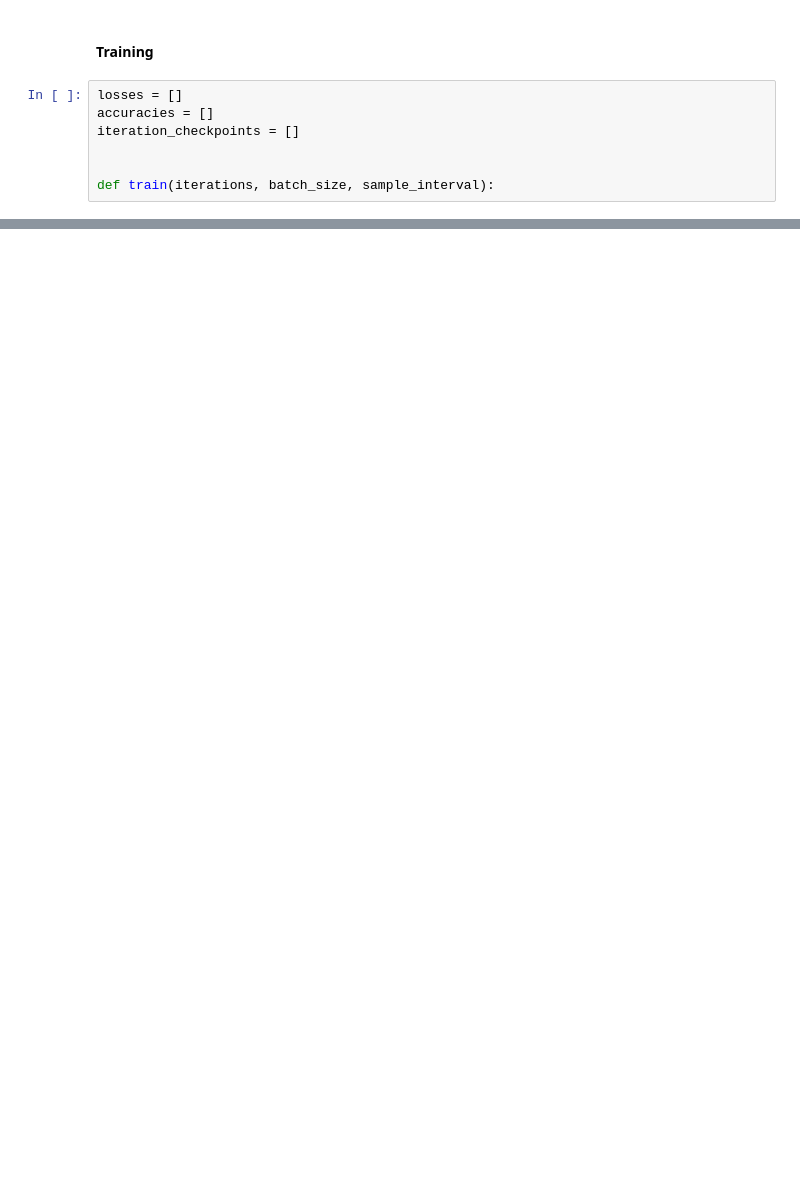
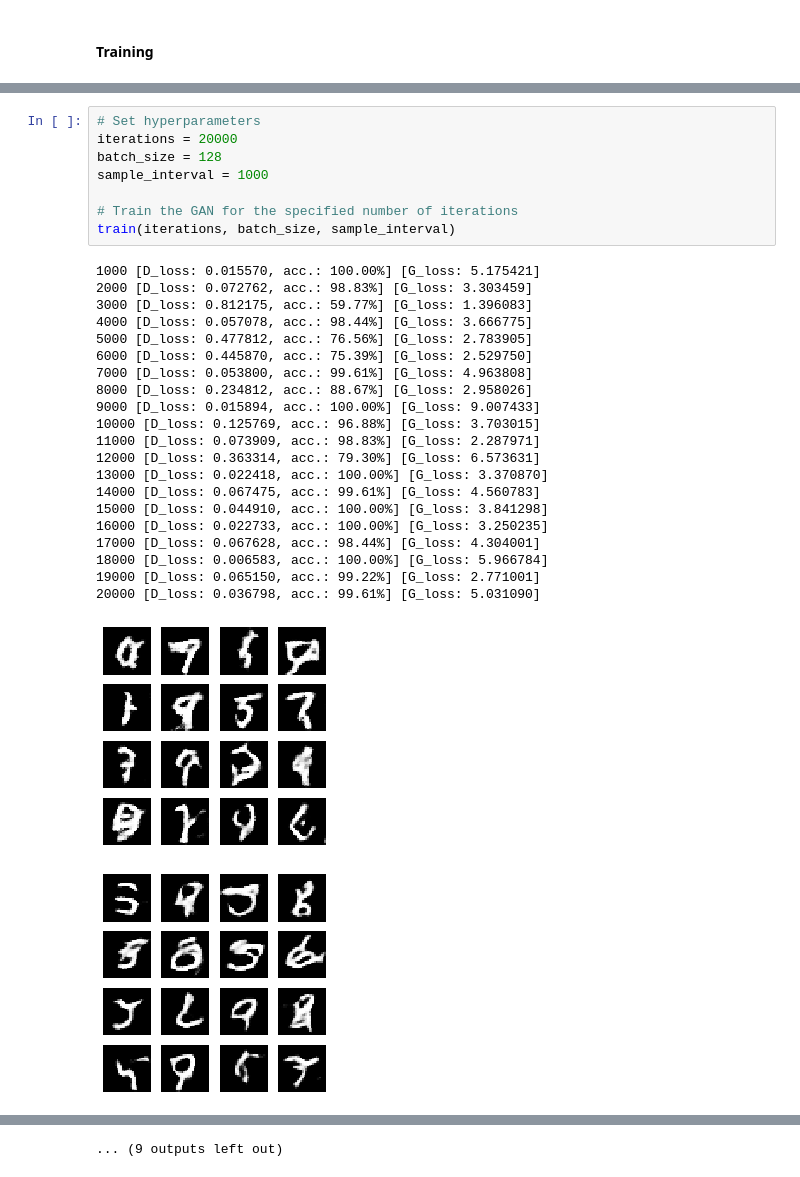
Before and after one commit to shobhitsundriyal/GANsta, a Jupyter notebook: Mnist_DCGan.ipynb, the cells around one changed output, grey strips where cells are left out. Drawn from its saved outputs; the diff is of its cells as text; blank space fills up the shorter version.

```diff
--- a/Mnist_DCGan.ipynb
+++ b/Mnist_DCGan.ipynb
@@ -109,9 +131,2 @@ gan.compile(loss='binary_crossentropy', optimizer=Adam())
 # %% [markdown]
 #### Training
-# %%
-losses = []
-accuracies = []
-iteration_checkpoints = []
-
-
-def train(iterations, batch_size, sample_interval):
@@ -117,0 +215,31 @@ def train(iterations, batch_size, sample_interval):
+# %%
+# Set hyperparameters
+iterations = 20000
+batch_size = 128
+sample_interval = 1000
+
+# Train the GAN for the specified number of iterations
+train(iterations, batch_size, sample_interval)
+# %% [output]
+1000 [D_loss: 0.015570, acc.: 100.00%] [G_loss: 5.175421]
+2000 [D_loss: 0.072762, acc.: 98.83%] [G_loss: 3.303459]
+3000 [D_loss: 0.812175, acc.: 59.77%] [G_loss: 1.396083]
+4000 [D_loss: 0.057078, acc.: 98.44%] [G_loss: 3.666775]
+5000 [D_loss: 0.477812, acc.: 76.56%] [G_loss: 2.783905]
+6000 [D_loss: 0.445870, acc.: 75.39%] [G_loss: 2.529750]
+7000 [D_loss: 0.053800, acc.: 99.61%] [G_loss: 4.963808]
+8000 [D_loss: 0.234812, acc.: 88.67%] [G_loss: 2.958026]
+9000 [D_loss: 0.015894, acc.: 100.00%] [G_loss: 9.007433]
+10000 [D_loss: 0.125769, acc.: 96.88%] [G_loss: 3.703015]
+11000 [D_loss: 0.073909, acc.: 98.83%] [G_loss: 2.287971]
+12000 [D_loss: 0.363314, acc.: 79.30%] [G_loss: 6.573631]
+13000 [D_loss: 0.022418, acc.: 100.00%] [G_loss: 3.370870]
+14000 [D_loss: 0.067475, acc.: 99.61%] [G_loss: 4.560783]
+15000 [D_loss: 0.044910, acc.: 100.00%] [G_loss: 3.841298]
+16000 [D_loss: 0.022733, acc.: 100.00%] [G_loss: 3.250235]
+17000 [D_loss: 0.067628, acc.: 98.44%] [G_loss: 4.304001]
+18000 [D_loss: 0.006583, acc.: 100.00%] [G_loss: 5.966784]
+19000 [D_loss: 0.065150, acc.: 99.22%] [G_loss: 2.771001]
+20000 [D_loss: 0.036798, acc.: 99.61%] [G_loss: 5.031090]
+[figure, added]
+[figure, added]
@@ -117,0 +255 @@ def train(iterations, batch_size, sample_interval):
+... (9 outputs left out)
```
Also changed, not shown: parts of 8 cells of this notebook.
